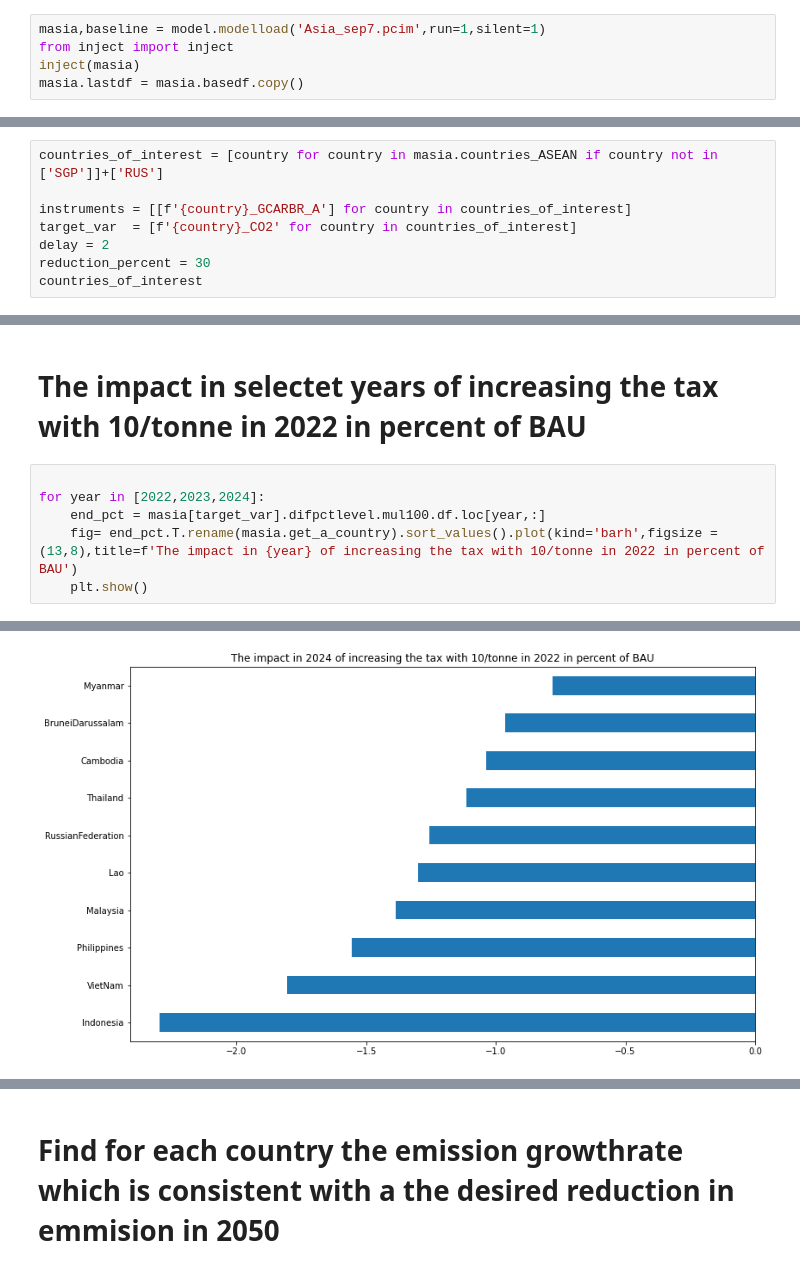
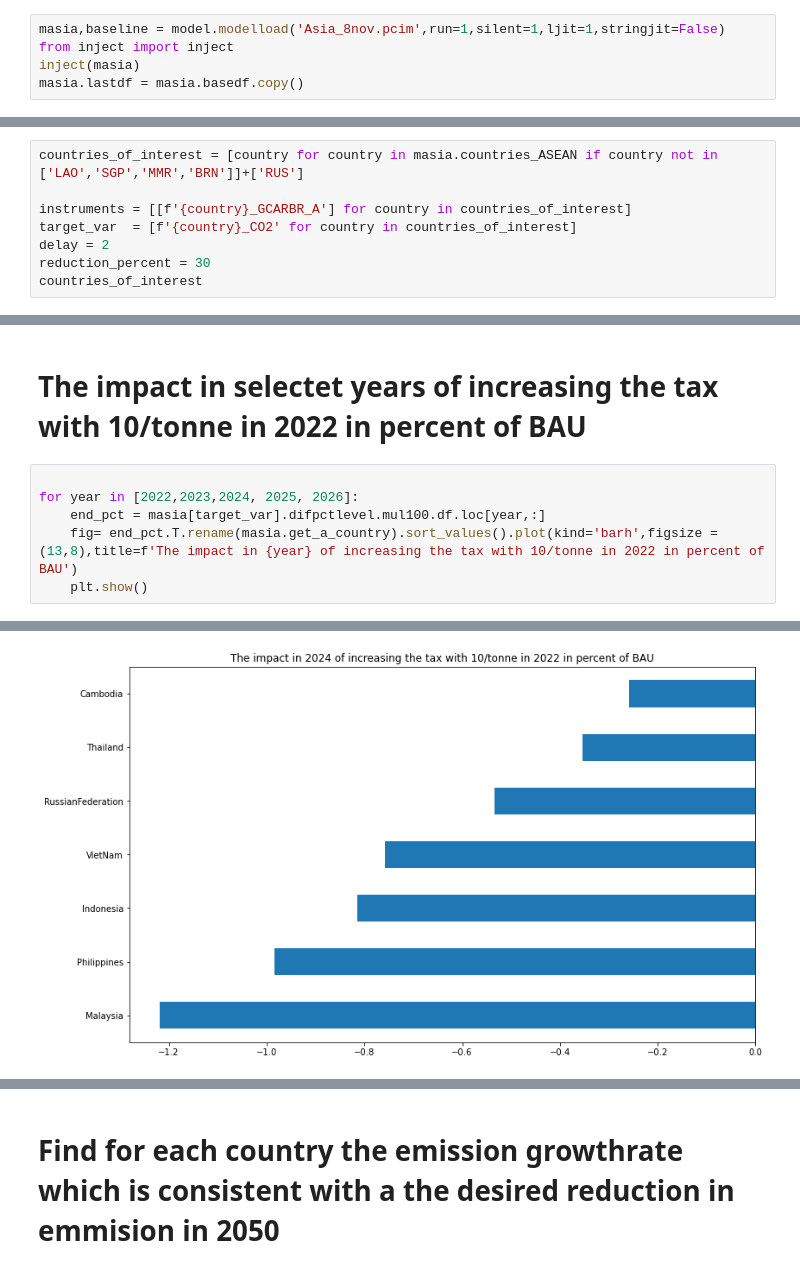
Before and after one commit to IbHansen/UNESCAP-Asia, a Jupyter notebook: Asia/Set relative carbon emission targets.ipynb, the cells around one changed output, grey strips where cells are left out. Cells and saved outputs as stored; diff of their text form.

```diff
--- a/Asia/Set relative carbon emission targets.ipynb
+++ b/Asia/Set relative carbon emission targets.ipynb
@@ -128,7 +128,7 @@ $target\_CO^{2\_country}_{t} = Target\_CO^{2\_country}_{t-1} \times target\_grow
 # %% [markdown]
 # Load model and data, and run
 # %%
-masia,baseline = model.modelload('Asia_sep7.pcim',run=1,silent=1)
+masia,baseline = model.modelload('Asia_8nov.pcim',run=1,silent=1,ljit=1,stringjit=False)
 from inject import inject
 inject(masia)
 masia.lastdf = masia.basedf.copy()
@@ -136,7 +136,7 @@ masia.lastdf = masia.basedf.copy()
 # Parameters in this simulation
 Singapore won't solve. So it is excluded
 # %%
-countries_of_interest = [country for country in masia.countries_ASEAN if country not in ['SGP']]+['RUS']
+countries_of_interest = [country for country in masia.countries_ASEAN if country not in ['LAO','SGP','MMR','BRN']]+['RUS']
 
 instruments = [[f'{country}_GCARBR_A'] for country in countries_of_interest]
 target_var  = [f'{country}_CO2' for country in countries_of_interest]
@@ -202,7 +196,7 @@ end_pct = masia[target_var].difpctlevel.mul100.df.loc[2050,:]
 # The impact in selectet years  of increasing the tax with 10/tonne in 2022 in percent of BAU
 # %%
 
-for year in [2022,2023,2024]:
+for year in [2022,2023,2024, 2025, 2026]:
     end_pct = masia[target_var].difpctlevel.mul100.df.loc[year,:]
     fig= end_pct.T.rename(masia.get_a_country).sort_values().plot(kind='barh',figsize = (13,8),title=f'The impact in {year} of increasing the tax with 10/tonne in 2022 in percent of BAU')
     plt.show()
@@ -212 +206 @@ for year in [2022,2023,2024]:
-[figure, old version]
+[figure, new version]
```
Also changed, not shown: parts of 13 cells of this notebook, 8 other files.
